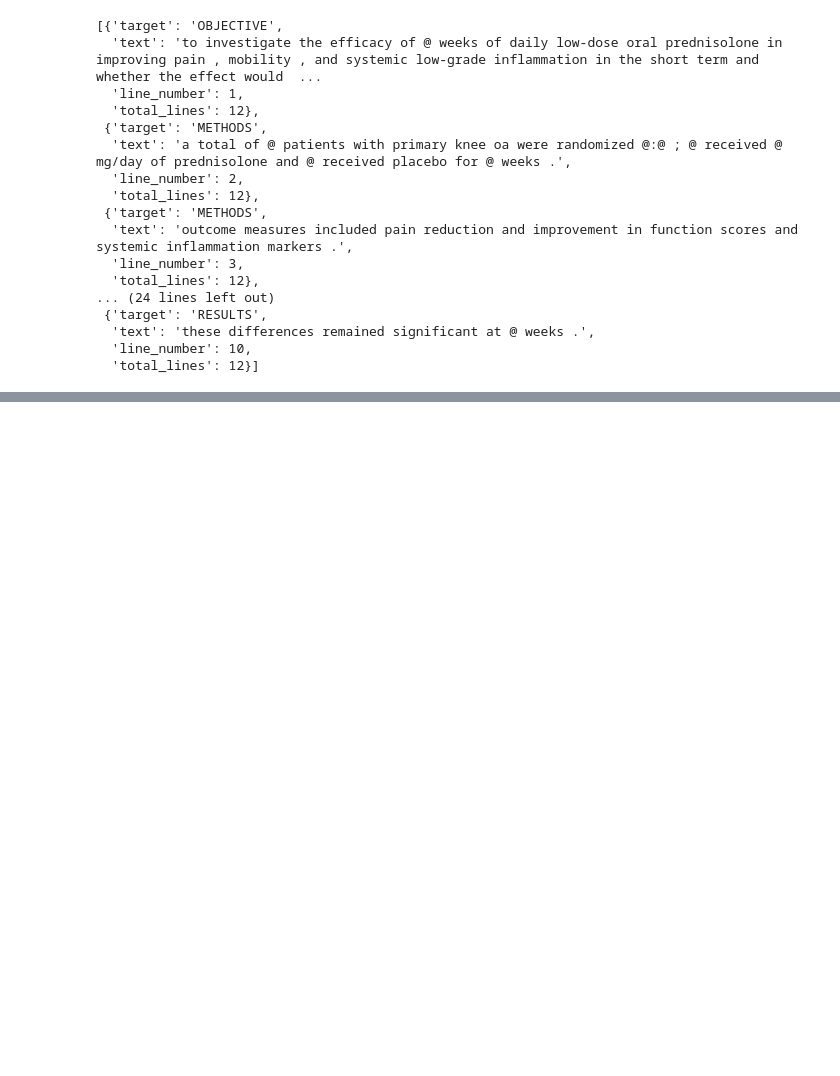
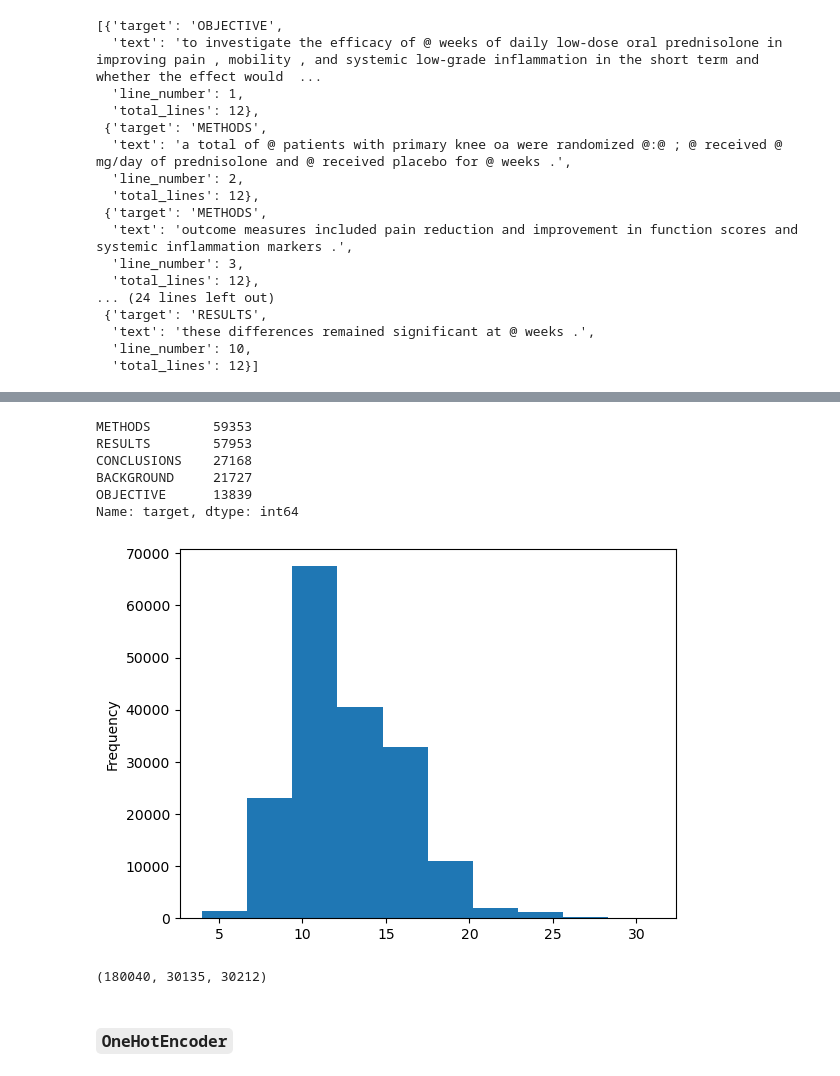
Before and after one commit to jahidul39306/TF_Journey, a Jupyter notebook: 9. SkimLit/pubmed-200k-rct-a-dataset-for-sequential-sentence.ipynb, the cells around one changed output, grey strips where cells are left out. Saved outputs shown, nothing was run; the diff lists cells and outputs as text; code cells hidden in the pictures; blank space fills up the shorter version.

Commit message:
SkimLit -encoder

```diff
--- a/9. SkimLit/pubmed-200k-rct-a-dataset-for-sequential-sentence.ipynb
+++ b/9. SkimLit/pubmed-200k-rct-a-dataset-for-sequential-sentence.ipynb
@@ -75,7 +75,7 @@ def preprocess_text(filename):
     abstract_lines = ""
     abstracts = []
 
-    for line in train_file:
+    for line in input_lines:
         if line.startswith("###"):
             abstract_lines = ""
 
@@ -117,0 +126,4 @@ abstracts[:10]
+# %%
+train_samples = preprocess_text(filename=data_dir + "train.txt")
+dev_samples = preprocess_text(filename=filenames[1])
+test_samples = preprocess_text(filename=filenames[2])
@@ -117,0 +132,4 @@ abstracts[:10]
+# %%
+train_df = pd.DataFrame(train_samples)
+dev_df = pd.DataFrame(dev_samples)
+test_df = pd.DataFrame(test_samples)
@@ -117,0 +152,19 @@ abstracts[:10]
+# %%
+train_df["target"].value_counts()
+# %% [output]
+METHODS        59353
+RESULTS        57953
+CONCLUSIONS    27168
+BACKGROUND     21727
+OBJECTIVE      13839
+Name: target, dtype: int64
+# %%
+train_df["total_lines"].plot.hist();
+# %% [output]
+[figure, added]
+# %%
+len(train_df["text"]), len(dev_df["text"]), len(test_df["text"])
+# %% [output]
+(180040, 30135, 30212)
+# %% [markdown]
+### `OneHotEncoder`
```
Also changed, not shown: parts of 16 cells of this notebook.
